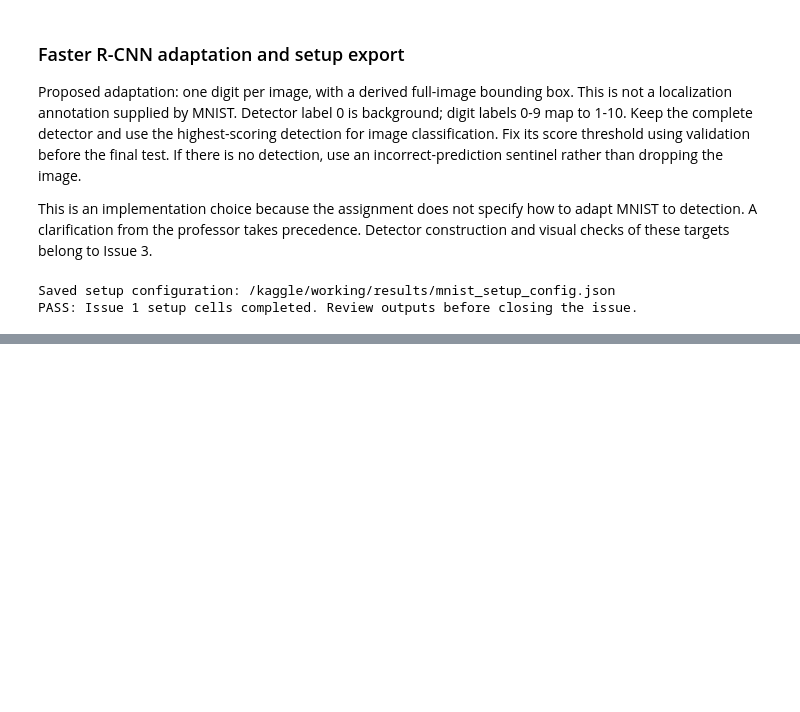
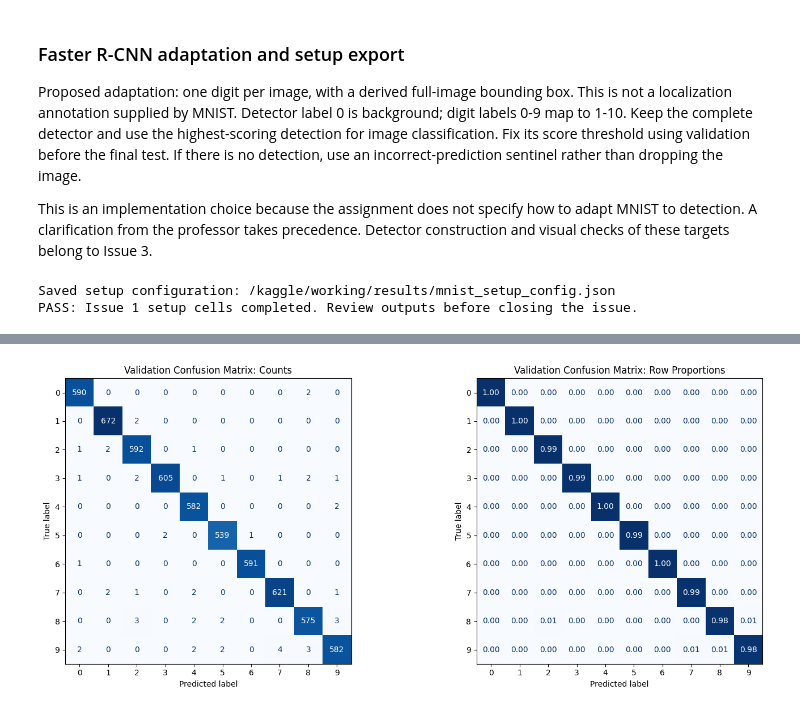
Before and after one commit to soulaimane-22/Deep-Learning-Lab2, a Jupyter notebook: notebooks/01_cnn_mnist.ipynb, the cells around one changed output, grey strips where cells are left out. Cells and saved outputs as stored; diff of their text form; code cells hidden in the pictures; blank space fills up the shorter version.

```diff
--- a/notebooks/01_cnn_mnist.ipynb
+++ b/notebooks/01_cnn_mnist.ipynb
@@ -335,0 +691,79 @@ Define convolution, pooling, and fully connected layers, then train on GPU and r
+# %%
+from sklearn.metrics import classification_report, ConfusionMatrixDisplay
+
+cnn_train_metrics, _, _ = evaluate_cnn(cnn_model, train_eval_loader)
+cnn_validation_metrics, cnn_val_true, cnn_val_pred = evaluate_cnn(
+    cnn_model, validation_loader
+)
+
+selected_record = cnn_history_df.loc[
+    cnn_history_df["epoch"] == cnn_best_epoch
+].iloc[0]
+
+for split, metrics in [
+    ("train", cnn_train_metrics),
+    ("validation", cnn_validation_metrics),
+]:
+    for metric, value in metrics.items():
+        assert np.isclose(
+            value,
+            selected_record[f"{split}_{metric}"],
+            rtol=1e-5,
+            atol=1e-7,
+        ), f"Checkpoint mismatch: {split} {metric}"
+
+cnn_metrics_df = pd.DataFrame([
+    {"model": "CNN", "split": "train", **cnn_train_metrics},
+    {"model": "CNN", "split": "validation", **cnn_validation_metrics},
+])
+display(cnn_metrics_df.round(6))
+cnn_metrics_df.to_csv(RESULTS_DIR / "cnn_metrics.csv", index=False)
+
+cnn_report = classification_report(
+    cnn_val_true,
+    cnn_val_pred,
+    labels=np.arange(10),
+    target_names=[str(digit) for digit in range(10)],
+    output_dict=True,
+    zero_division=0,
+)
+
+cnn_class_report = pd.DataFrame(cnn_report).T.loc[
+    [str(digit) for digit in range(10)] + ["macro avg", "weighted avg"]
+]
+display(cnn_class_report.round(4))
+cnn_class_report.to_csv(
+    RESULTS_DIR / "cnn_validation_classification_report.csv",
+    index_label="class_or_summary",
+)
+
+fig, axes = plt.subplots(1, 2, figsize=(15, 6))
+
+for ax, normalization, title, value_format in [
+    (axes[0], None, "Validation Confusion Matrix: Counts", "d"),
+    (axes[1], "true", "Validation Confusion Matrix: Row Proportions", ".2f"),
+]:
+    ConfusionMatrixDisplay.from_predictions(
+        cnn_val_true,
+        cnn_val_pred,
+        labels=np.arange(10),
+        normalize=normalization,
+        cmap="Blues",
+        values_format=value_format,
+        ax=ax,
+        colorbar=False,
+    )
+    ax.set_title(title)
+
+fig.tight_layout()
+fig.savefig(
+    PLOTS_DIR / "cnn_validation_confusion.png",
+    dpi=160,
+    bbox_inches="tight",
+)
+plt.show()
+
+print("Validation errors:", int((cnn_val_true != cnn_val_pred).sum()))
+print("PASS: restored checkpoint matches selected-epoch metrics.")
+print("Test set remains unevaluated.")
+# %% [output]
@@ -335,0 +786 @@ Define convolution, pooling, and fully connected layers, then train on GPU and r
+[figure, added]
```
Also changed, not shown: parts of 10 cells of this notebook, 7 other files.
